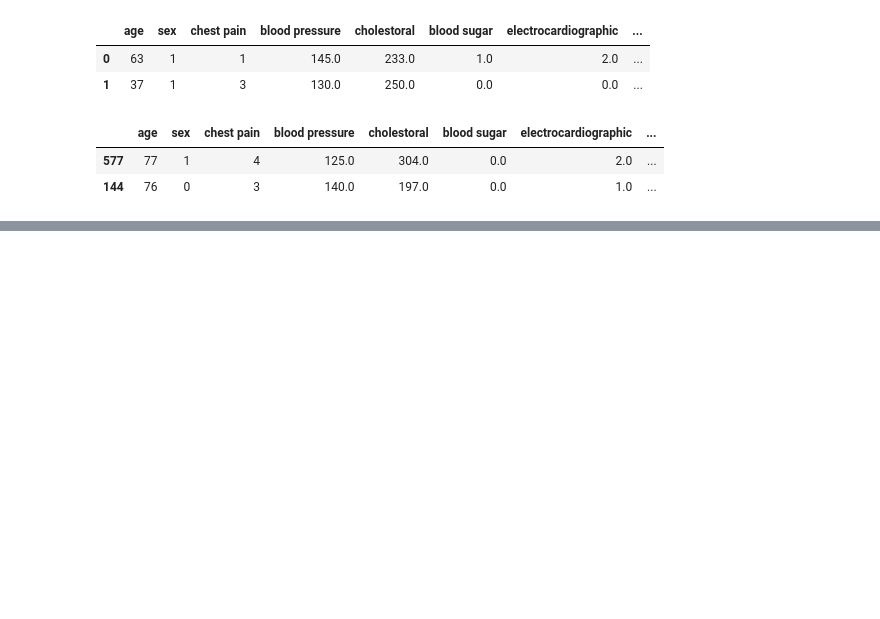
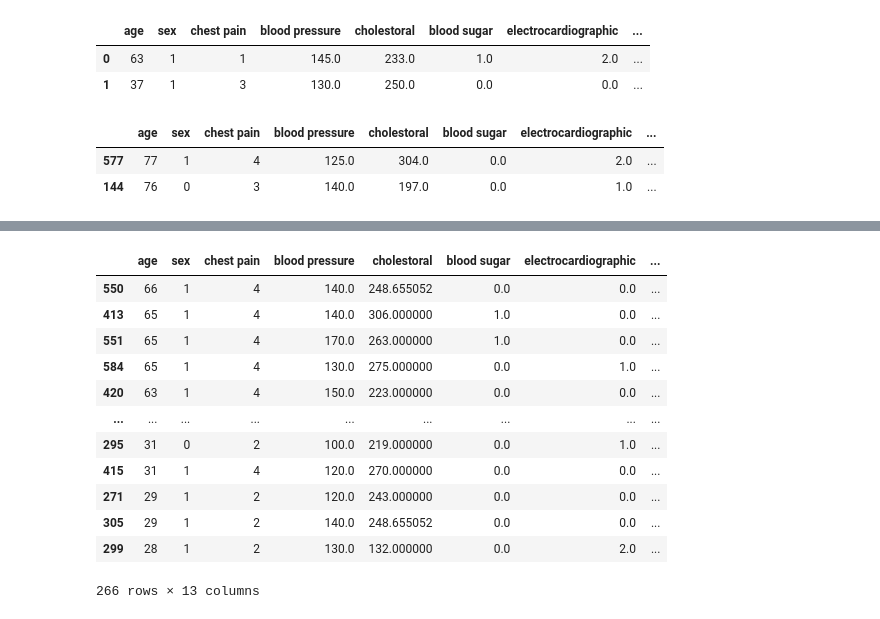
Before and after one commit to ErfanEbrahimiBazaz/python_basics_teachings, a Jupyter notebook: pandas dataframes.ipynb, the cells around one changed output, grey strips where cells are left out. Cells and saved outputs as stored; diff of their text form; code cells hidden in the pictures; blank space fills up the shorter version.

```diff
--- a/pandas dataframes.ipynb
+++ b/pandas dataframes.ipynb
@@ -181,0 +190,3 @@ df.head(2)
+# %%
+df.drop('c', axis=1, inplace=True) # axis=0 for index, 1 for column
+df.head()
@@ -181,0 +291,3 @@ df.head(2)
+# %%
+df_ = df.copy()
+df_ = df_.fillna(df_.mean())
@@ -181,0 +311,16 @@ df.head(2)
+# %%
+df_[df_['thal'].isnull()]
+# %% [output]
+|  | age | sex | chest pain | blood pressure | cholestoral | blood sugar | electrocardiographic | ... |
+| 550 | 66 | 1 | 4 | 140.0 | 248.655052 | 0.0 | 0.0 | ... |
+| 413 | 65 | 1 | 4 | 140.0 | 306.000000 | 1.0 | 0.0 | ... |
+| 551 | 65 | 1 | 4 | 170.0 | 263.000000 | 1.0 | 0.0 | ... |
+| 584 | 65 | 1 | 4 | 130.0 | 275.000000 | 0.0 | 1.0 | ... |
+| 420 | 63 | 1 | 4 | 150.0 | 223.000000 | 0.0 | 0.0 | ... |
+| ... | ... | ... | ... | ... | ... | ... | ... | ... |
+| 295 | 31 | 0 | 2 | 100.0 | 219.000000 | 0.0 | 1.0 | ... |
+| 415 | 31 | 1 | 4 | 120.0 | 270.000000 | 0.0 | 0.0 | ... |
+| 271 | 29 | 1 | 2 | 120.0 | 243.000000 | 0.0 | 0.0 | ... |
+| 305 | 29 | 1 | 2 | 140.0 | 248.655052 | 0.0 | 0.0 | ... |
+| 299 | 28 | 1 | 2 | 130.0 | 132.000000 | 0.0 | 2.0 | ... |
+266 rows × 13 columns
```
Also changed, not shown: parts of 52 cells of this notebook.
